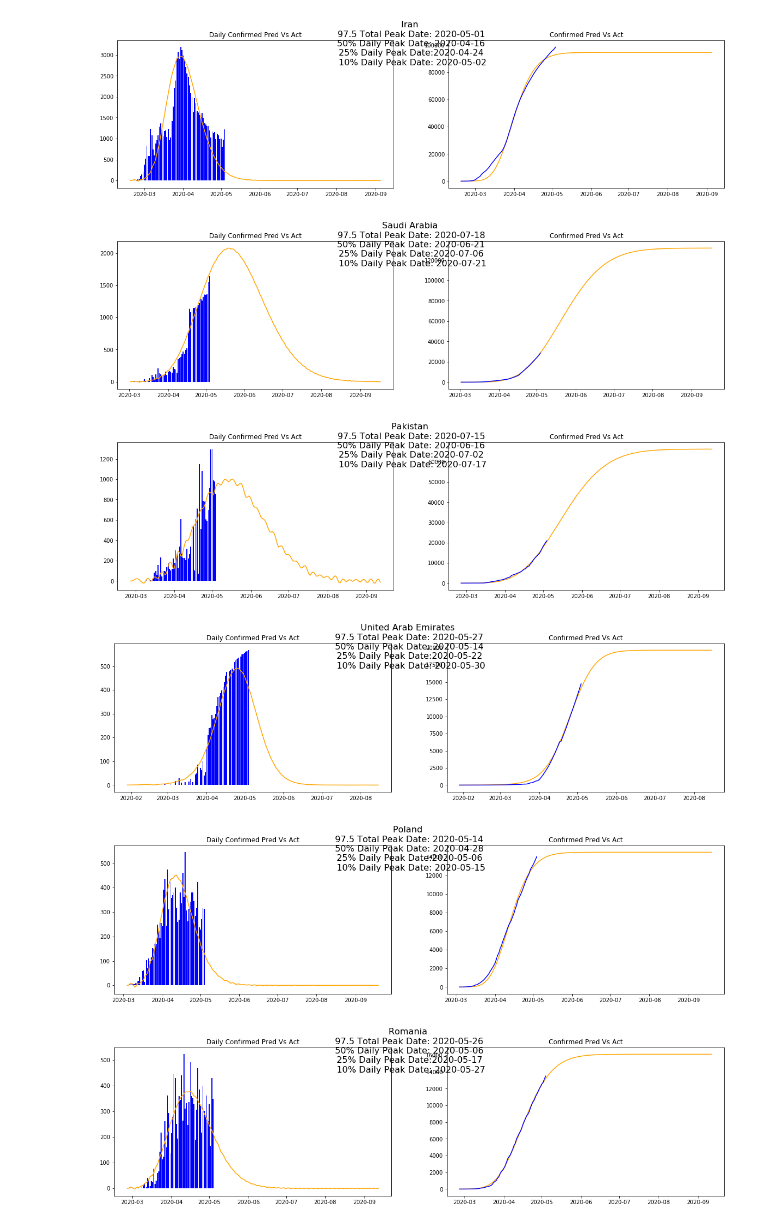
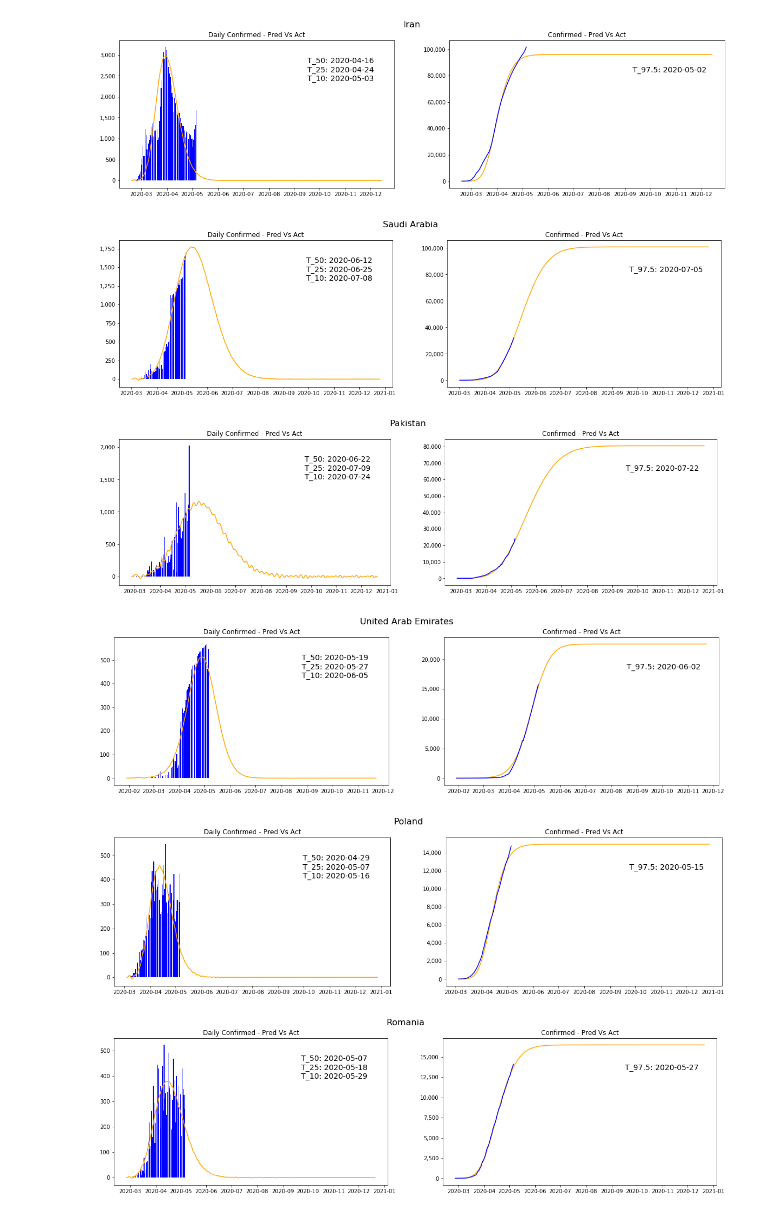
Before and after one commit to juntkd/Covid19, a Jupyter notebook: Covid19_SEIR_Model_All_Countries_OP_Only.ipynb, the cells around one changed output. Cells and saved outputs as stored; diff of their text form; code cells hidden in the pictures.

```diff
--- a/Covid19_SEIR_Model_All_Countries_OP_Only.ipynb
+++ b/Covid19_SEIR_Model_All_Countries_OP_Only.ipynb
@@ -79,11 +88,15 @@ def time_varying_T2(t,t_inf_0,t_inf_1):
     return t_inf_0*math.exp(exponent)
 # %%
 country_list = ['Italy','Russia','Turkey','Iran','Saudi Arabia','Pakistan','United Arab Emirates',
-'Poland','Romania','Ukraine','Serbia','Bangladesh','Egypt','Finland','Kuwait','Kazakhstan',
-'Bahrain','Hungary','Thailand','Oman','Armenia','Iraq','Uzbekistan','Croatia',
-'Azerbaijan','Bosnia and Herzegovina','Bulgaria','India','Afghanistan','North Macedonia','Slovenia','Slovakia','Djibouti',
-'Kyrgyzstan','Lebanon','Sri Lanka','Sudan','Tanzania','Kenya','Jordan','Montenegro',
-'Uganda','Nepal','South Sudan','Syria','Yemen','Czech']
+'Poland','Romania','Serbia','Bangladesh','Egypt','Finland','Kuwait','Kazakhstan','India',
+'Bahrain','Hungary','Thailand','Oman','Armenia','Iraq','Uzbekistan','Croatia','Sri Lanka','Jordan',
+'Azerbaijan','Bosnia and Herzegovina','Bulgaria','Afghanistan','North Macedonia','Slovenia','Slovakia','Djibouti',
+'Kyrgyzstan','Lebanon','Sudan','Tanzania','Kenya','Montenegro','Ukraine',
+'Uganda','South Sudan','Syria','Yemen','Czech','Nepal']
+
+column_names =["Country","Snap_Date","T_50","T_25","T_10","T_97.5"]
+Df_End_Dates = pd.DataFrame(columns =column_names )
+Df_End_Dates
 
 for country in country_list[:20]:
     df_Cases=df_All_Cases[df_All_Cases["Country/Region"]==country][["Country/Region","Date","Confirmed","Deaths","Recovered"]].groupby(["Country/Region","Date"]).sum().reset_index()
@@ -132,7 +145,7 @@ for country in country_list[:20]:
         return np.append(solve_inf (t,R_fit, L_fit, k_fit,T_Inf_0_fit,T_Inf_1_fit),solve_conf(t,R_fit, L_fit, k_fit,T_Inf_0_fit,T_Inf_1_fit))
 
 
-    popt, pcov = curve_fit(combinedFunction, xdata ,np.append(ydata,ydata2),bounds=([1,20,1,2,50], [7, 80, 5,12,250]))
+    popt, pcov = curve_fit(combinedFunction, xdata ,np.append(ydata,ydata2),bounds=([1,20,1,2,30], [7, 80, 5,12,300]))
 #popt, pcov = curve_fit(solve_conf, xdata,ydata2,bounds=([1,20,1,2,50], [7, 80, 5,12,250]))
     #print ('Optial Parm Values')
     #print(popt)
@@ -140,7 +153,7 @@ for country in country_list[:20]:
     #print(N)
 
 
-    max_days = 250
+    max_days = 300
 ##SEIR_model(t, y, R_t, T_inf_t, T_inc,R_0,L,k,t_inf_0,t_inf_1)
     sol2 = solve_ivp(SEIR_model, [0, max_days], [s, e, i, r],
                  args=(time_varying_R, time_varying_T2,T_inc,*popt),
@@ -153,7 +166,7 @@ for country in country_list[:20]:
 
 #plot_model_and_predict( N, sol3, N,title = 'SEIR Model (with intervention)')
 
-    Model_Forecast = pd.DataFrame({"Pred_Confirmed":sol2.y[2][:200]*N+sol2.y[3][:200]*N,"Pred_Daily_Cases":sol2.y[1][:200]*N/T_inc})
+    Model_Forecast = pd.DataFrame({"Pred_Confirmed":sol2.y[2][:300]*N+sol2.y[3][:300]*N,"Pred_Daily_Cases":sol2.y[1][:300]*N/T_inc})
 
     Final_Full_Df=Model_Forecast.join (df_final, how ='left')
     Final_Full_Df['Day'] = Final_Full_Df.index
@@ -164,10 +177,20 @@ for country in country_list[:20]:
    # print("First Date")
     #print(min(Final_Full_Df.Date))
 
-    x=np.array(Final_Full_Df.New_date)
 
-    y1 =np.array(Final_Full_Df.Pred_Daily_Cases)
-    y2 =np.array(Final_Full_Df.Daily_Confirmed)
+
+
+    max_daily = max([max(Final_Full_Df.Pred_Daily_Cases),max(Final_Full_Df.Daily_Confirmed)])
+    max_daily_pred = max(Final_Full_Df.Pred_Daily_Cases)
+    Peak_day = Final_Full_Df.Pred_Daily_Cases.idxmax()
+    Daily_50_Pc_max_date = min(Final_Full_Df[(Final_Full_Df.Pred_Daily_Cases<0.5*max_daily_pred)&(Final_Full_Df.Day>=Peak_day)].New_date)
+    Daily_25_Pc_max_date = min(Final_Full_Df[(Final_Full_Df.Pred_Daily_Cases<0.25*max_daily_pred)&(Final_Full_Df.Day>=Peak_day)].New_date)
+    Daily_10_Pc_max_date = min(Final_Full_Df[(Final_Full_Df.Pred_Daily_Cases<0.10*max_daily_pred)&(Final_Full_Df.Day>=Peak_day)].New_date)
+    approx_end_date=max(Final_Full_Df[Final_Full_Df.Pred_Confirmed<0.975*max(Final_Full_Df.Pred_Confirmed)].New_date)
+
+    x  = np.array(Final_Full_Df.New_date)
+    y1 = np.array(Final_Full_Df.Pred_Daily_Cases)
+    y2 = np.array(Final_Full_Df.Daily_Confirmed)
     y3 = np.array(Final_Full_Df.Pred_Confirmed)
     y4 = np.array(Final_Full_Df.Confirmed)
 
@@ -175,18 +198,21 @@ for country in country_list[:20]:
     fig, ax = plt.subplots(1, 2, figsize=(20,5))
     ax[0].plot(x,y1,label='Pred Daily Cases', color='orange')
     ax[0].bar(x,y2,label='Act Daily Cases', color='b')
-    ax[0].set_title('Daily Confirmed Pred Vs Act')
+    ax[0].set_title('Daily Confirmed - Pred Vs Act')
+    ax[0].get_yaxis().set_major_formatter(
+    mpl.ticker.FuncFormatter(lambda x, p: format(int(x), ',')))
+
+
+    #ax1 = plt.gca()
+    ax[0].text(0.8, 0.8," T_50: {}\n T_25: {}\n T_10: {}".format(Daily_50_Pc_max_date.strftime('%Y-%m-%d') ,Daily_25_Pc_max_date.strftime('%Y-%m-%d'),Daily_10_Pc_max_date.strftime('%Y-%m-%d')),  ha = 'center', va = 'center', transform=ax[0].transAxes,fontsize =14)
 
     ax[1].plot(x,y3,label='Pred Confirmed', color='orange')
     ax[1].plot(x,y4,label='Act Confirmed', color='b')
-    ax[1].set_title('Confirmed Pred Vs Act')
-    approx_end_date=max(Final_Full_Df[Final_Full_Df.Pred_Confirmed<0.975*max(Final_Full_Df.Pred_Confirmed)].New_date)
-    max_daily = max([max(Final_Full_Df.Pred_Daily_Cases),max(Final_Full_Df.Daily_Confirmed)])
-    max_daily_pred = max(Final_Full_Df.Pred_Daily_Cases)
-    Peak_day = Final_Full_Df.Pred_Daily_Cases.idxmax()
-    Daily_50_Pc_max_date = min(Final_Full_Df[(Final_Full_Df.Pred_Daily_Cases<0.5*max_daily_pred)&(Final_Full_Df.Day>=Peak_day)].New_date)
-    Daily_25_Pc_max_date = min(Final_Full_Df[(Final_Full_Df.Pred_Daily_Cases<0.25*max_daily_pred)&(Final_Full_Df.Day>=Peak_day)].New_date)
-    Daily_10_Pc_max_date = min(Final_Full_Df[(Final_Full_Df.Pred_Daily_Cases<0.10*max_daily_pred)&(Final_Full_Df.Day>=Peak_day)].New_date)
+    ax[1].set_title('Confirmed - Pred Vs Act')
+    ax[1].get_yaxis().set_major_formatter(
+    mpl.ticker.FuncFormatter(lambda x, p: format(int(x), ',')))
+    ax[1].text(0.8, 0.8,"T_97.5: {}".format(approx_end_date.strftime('%Y-%m-%d')),  ha = 'center', va = 'center', transform=ax[1].transAxes,fontsize =14)
 
-    plt.suptitle("{} \n 97.5 Total Peak Date: {} \n 50% Daily Peak Date: {} \n 25% Daily Peak Date:{} \n 10% Daily Peak Date: {}".format(country,approx_end_date.strftime('%Y-%m-%d'),Daily_50_Pc_max_date.strftime('%Y-%m-%d') ,Daily_25_Pc_max_date.strftime('%Y-%m-%d'),Daily_10_Pc_max_date.strftime('%Y-%m-%d')), fontsize=16)
+
+    plt.suptitle(country, fontsize=16)
 # %% [output]
@@ -196,6 +222,6 @@ for country in country_list[:20]:
-[figure, old version]
+[figure, new version]
-[figure, old version]
+[figure, new version]
-[figure, old version]
+[figure, new version]
-[figure, old version]
+[figure, new version]
-[figure, old version]
+[figure, new version]
-[figure, old version]
+[figure, new version]
```
Also changed, not shown: parts of 5 cells of this notebook.
